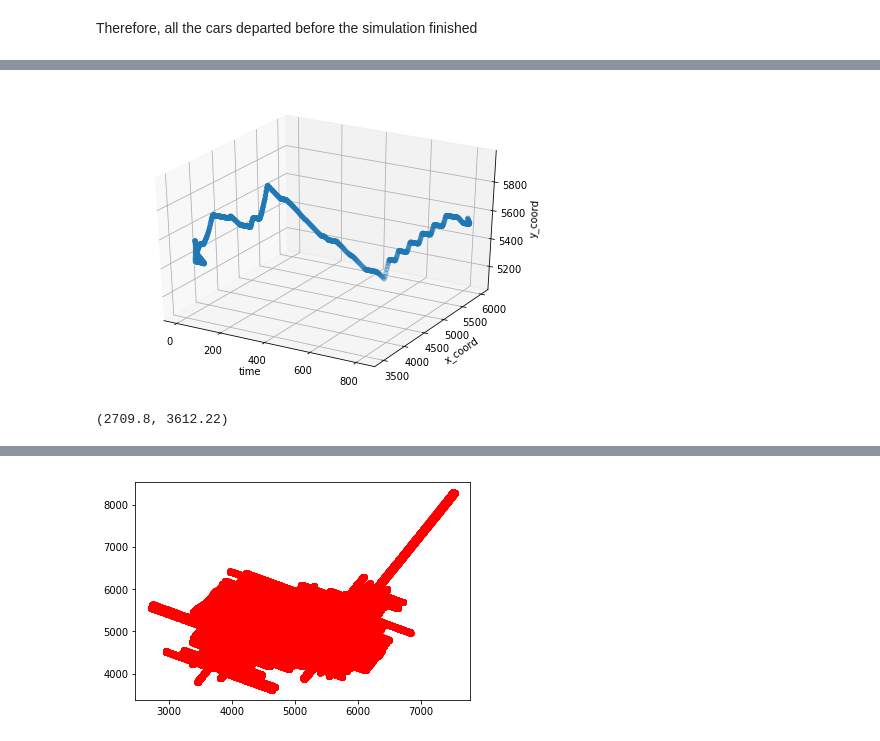
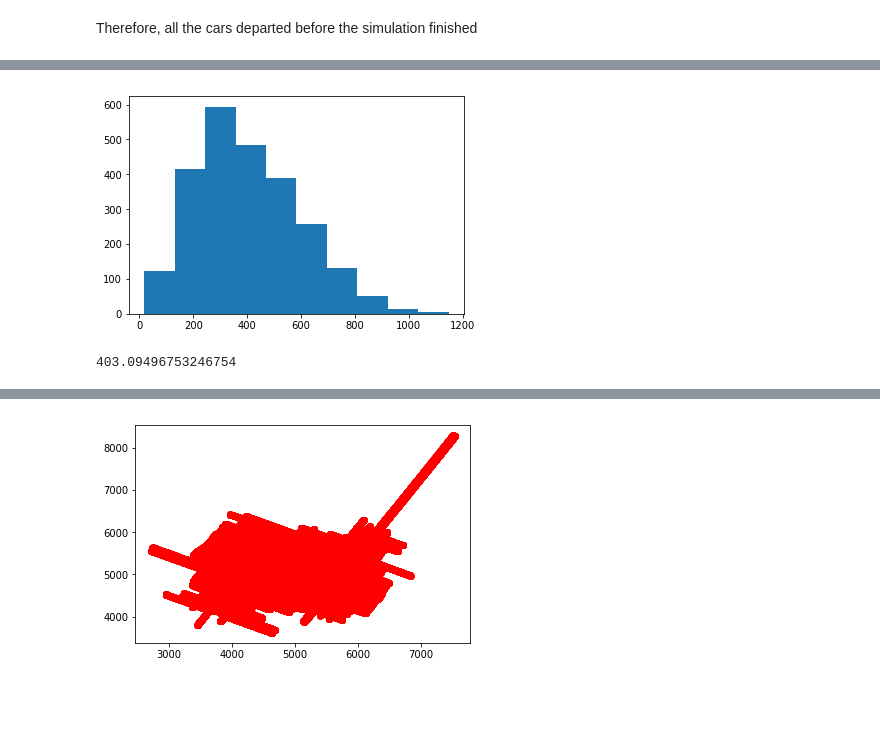
Before and after one commit to JuanMantica123/vanet_simulator, a Jupyter notebook: Vanet_Simulation_New_York.ipynb, the cells around one changed output, grey strips where cells are left out. Saved outputs shown, nothing was run; the diff lists cells and outputs as text; code cells hidden in the pictures; blank space fills up the shorter version.

```diff
--- a/Vanet_Simulation_New_York.ipynb
+++ b/Vanet_Simulation_New_York.ipynb
@@ -37,10 +23,13 @@ car0_df.head()
-# %%
-fig = plt.figure()
-ax = Axes3D(fig)
-ax.scatter(car0_df['timestep_time'],car0_df['vehicle_x'] , car0_df['vehicle_y'])
-ax.set_xlabel("time")
-ax.set_ylabel("x_coord")
-ax.set_zlabel("y_coord")
-plt.show()
-# %% [output]
-[figure, removed]
+# %%
+groups = df.groupby('vehicle_id')
+vehicles = df['vehicle_id'].unique()
+vehicle_times = [len(groups.get_group(vehicle)) for vehicle in vehicles]
+# %%
+plt.hist(vehicle_times)
+plt.show()
+# %% [output]
+[figure, added]
+# %%
+np.mean(vehicle_times)
+# %% [output]
+403.09496753246754
@@ -48,7 +39,3 @@ plt.show()
 coordinates = df[['vehicle_x','vehicle_y']]
 # %%
 coords_x,coords_y = coordinates['vehicle_x'],coordinates['vehicle_y']
-# %%
-coords_x.min(),coords_y.min()
-# %% [output]
-(2709.8, 3612.22)
```
Also changed, not shown: parts of 36 cells of this notebook, 6 other files.
